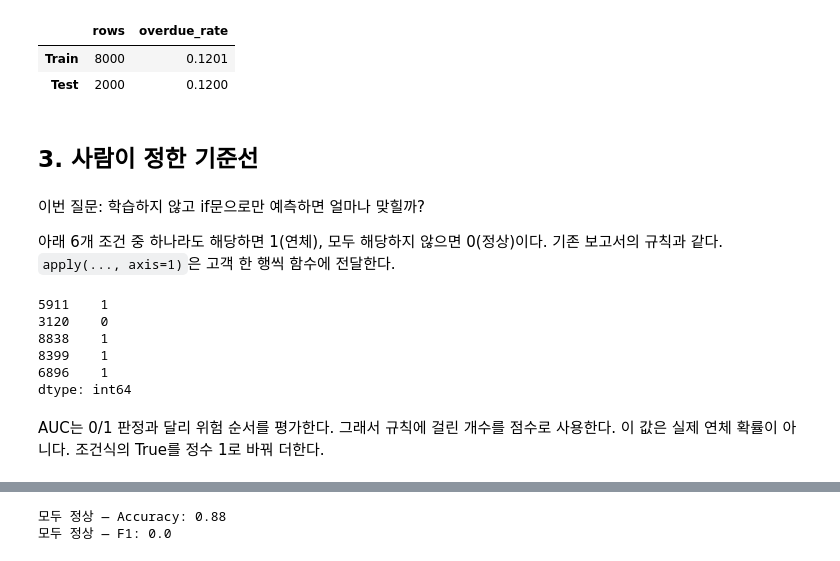
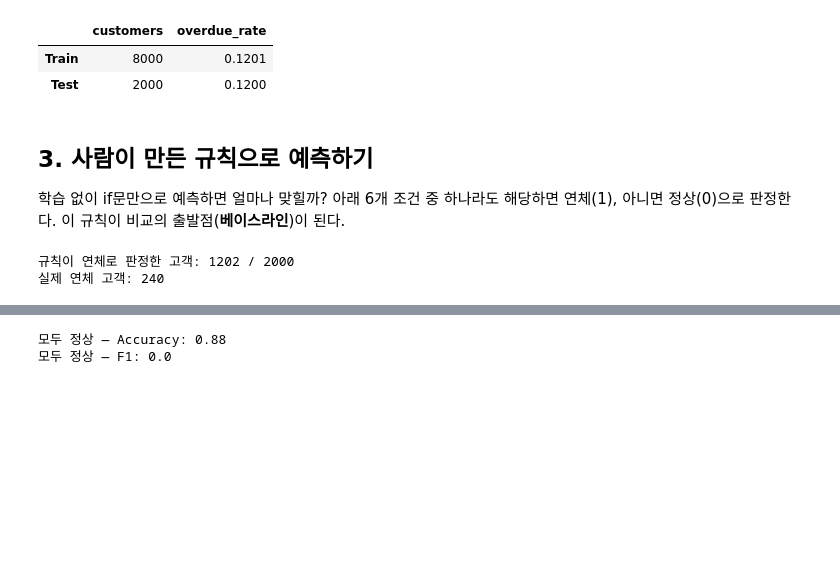
Before and after one commit to feelosophysics/codsaid, a Jupyter notebook: 02_Advanced/A5-1/notebooks/learning_walkthrough.ipynb, the cells around one changed output, grey strips where cells are left out. Saved outputs shown, nothing was run; the diff lists cells and outputs as text; code cells hidden in the pictures; blank space fills up the shorter version.

```diff
--- a/02_Advanced/A5-1/notebooks/learning_walkthrough.ipynb
+++ b/02_Advanced/A5-1/notebooks/learning_walkthrough.ipynb
@@ -108,33 +97,25 @@ display(customers[["credit_score", "is_overdue"]].head())
 # %%
 from sklearn.model_selection import train_test_split
 
-train_indices, test_indices = train_test_split(
-    customers.index, test_size=0.2, random_state=RANDOM_STATE,
-    stratify=y_classification,
+(X_train, X_test,
+ y_classification_train, y_classification_test,
+ y_regression_train, y_regression_test) = train_test_split(
+    X, y_classification, y_regression,
+    test_size=0.2, random_state=RANDOM_STATE, stratify=y_classification,
 )
-X_train = X.loc[train_indices]
-X_test = X.loc[test_indices]
-y_classification_train = y_classification.loc[train_indices]
-y_classification_test = y_classification.loc[test_indices]
-y_regression_train = y_regression.loc[train_indices]
-y_regression_test = y_regression.loc[test_indices]
 
-split_summary = pd.DataFrame({
-    "rows": [len(X_train), len(X_test)],
+display(pd.DataFrame({
+    "customers": [len(X_train), len(X_test)],
     "overdue_rate": [y_classification_train.mean(), y_classification_test.mean()],
-}, index=["Train", "Test"])
-display(split_summary)
-assert set(train_indices).isdisjoint(test_indices)
+}, index=["Train", "Test"]))
 # %% [output]
-|  | rows | overdue_rate |
+|  | customers | overdue_rate |
 | Train | 8000 | 0.1201 |
 | Test | 2000 | 0.1200 |
-# %% [markdown]
-## 3. 사람이 정한 기준선
-# %% [markdown]
-이번 질문: 학습하지 않고 if문으로만 예측하면 얼마나 맞힐까?
-
-아래 6개 조건 중 하나라도 해당하면 1(연체), 모두 해당하지 않으면 0(정상)이다. 기존 보고서의 규칙과 같다. `apply(..., axis=1)`은 고객 한 행씩 함수에 전달한다.
+# %% [markdown]
+## 3. 사람이 만든 규칙으로 예측하기
+
+학습 없이 if문만으로 예측하면 얼마나 맞힐까? 아래 6개 조건 중 하나라도 해당하면 연체(1), 아니면 정상(0)으로 판정한다. 이 규칙이 비교의 출발점(**베이스라인**)이 된다.
 # %%
 def predict_by_rules(customer):
     if customer["overdue_count_6m"] >= 2:
@@ -151,14 +132,10 @@ def predict_by_rules(customer):
         return 1
     return 0
 
+# apply(..., axis=1): Test 고객을 한 명(한 행)씩 함수에 넣는다.
 rule_predictions = X_test.apply(predict_by_rules, axis=1)
-display(rule_predictions.head())
+print("규칙이 연체로 판정한 고객:", rule_predictions.sum(), "/", len(rule_predictions))
+print("실제 연체 고객:", y_classification_test.sum())
 # %% [output]
-5911    1
-3120    0
-8838    1
-8399    1
-6896    1
-dtype: int64
+규칙이 연체로 판정한 고객: 1202 / 2000
+실제 연체 고객: 240
-# %% [markdown]
-AUC는 0/1 판정과 달리 위험 순서를 평가한다. 그래서 규칙에 걸린 개수를 점수로 사용한다. 이 값은 실제 연체 확률이 아니다. 조건식의 True를 정수 1로 바꿔 더한다.
```
Also changed, not shown: parts of 132 cells of this notebook, 2 other files.
